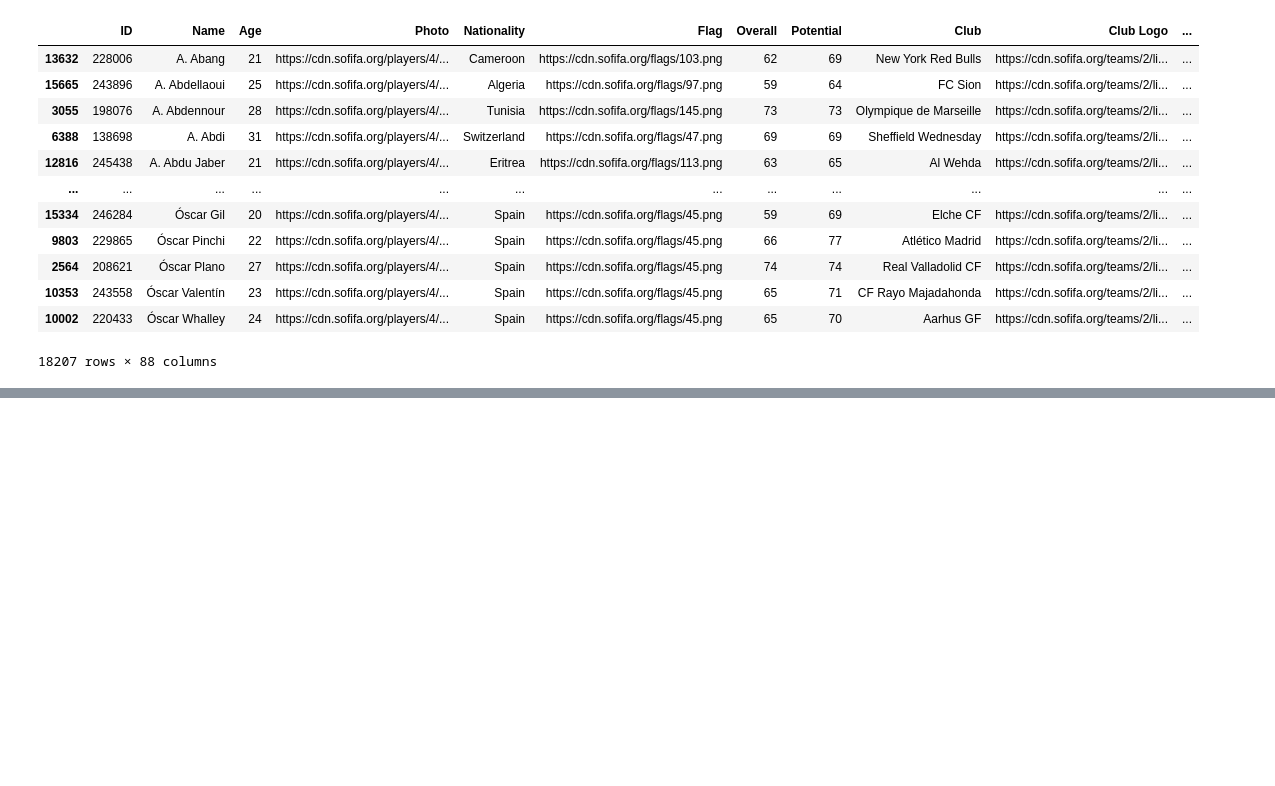
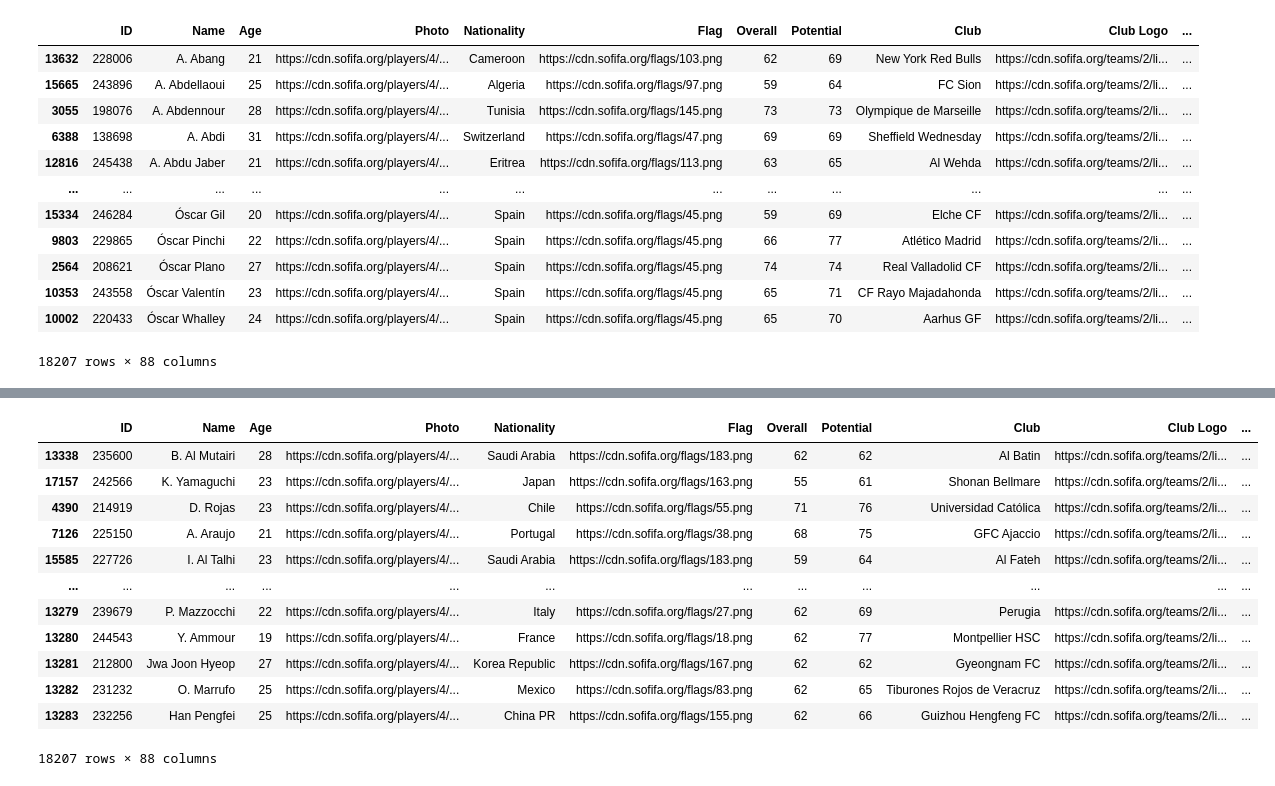
Before and after one commit to TassioSales/Panda_Do_Zero, a Jupyter notebook: Estudos_pandas.ipynb, the cells around one changed output, grey strips where cells are left out. Drawn from its saved outputs; the diff is of its cells as text; code cells hidden in the pictures; blank space fills up the shorter version.

```diff
--- a/Estudos_pandas.ipynb
+++ b/Estudos_pandas.ipynb
@@ -268,0 +249,16 @@ Note: you may need to restart the kernel to use updated packages.
+# %%
+df.sort_values('Weight')
+# %% [output]
+|  | ID | Name | Age | Photo | Nationality | Flag | Overall | Potential | Club | Club Logo | ... |
+| 13338 | 235600 | B. Al Mutairi | 28 | https://cdn.sofifa.org/players/4/... | Saudi Arabia | https://cdn.sofifa.org/flags/183.png | 62 | 62 | Al Batin | https://cdn.sofifa.org/teams/2/li... | ... |
+| 17157 | 242566 | K. Yamaguchi | 23 | https://cdn.sofifa.org/players/4/... | Japan | https://cdn.sofifa.org/flags/163.png | 55 | 61 | Shonan Bellmare | https://cdn.sofifa.org/teams/2/li... | ... |
+| 4390 | 214919 | D. Rojas | 23 | https://cdn.sofifa.org/players/4/... | Chile | https://cdn.sofifa.org/flags/55.png | 71 | 76 | Universidad Católica | https://cdn.sofifa.org/teams/2/li... | ... |
+| 7126 | 225150 | A. Araujo | 21 | https://cdn.sofifa.org/players/4/... | Portugal | https://cdn.sofifa.org/flags/38.png | 68 | 75 | GFC Ajaccio | https://cdn.sofifa.org/teams/2/li... | ... |
+| 15585 | 227726 | I. Al Talhi | 23 | https://cdn.sofifa.org/players/4/... | Saudi Arabia | https://cdn.sofifa.org/flags/183.png | 59 | 64 | Al Fateh | https://cdn.sofifa.org/teams/2/li... | ... |
+| ... | ... | ... | ... | ... | ... | ... | ... | ... | ... | ... | ... |
+| 13279 | 239679 | P. Mazzocchi | 22 | https://cdn.sofifa.org/players/4/... | Italy | https://cdn.sofifa.org/flags/27.png | 62 | 69 | Perugia | https://cdn.sofifa.org/teams/2/li... | ... |
+| 13280 | 244543 | Y. Ammour | 19 | https://cdn.sofifa.org/players/4/... | France | https://cdn.sofifa.org/flags/18.png | 62 | 77 | Montpellier HSC | https://cdn.sofifa.org/teams/2/li... | ... |
+| 13281 | 212800 | Jwa Joon Hyeop | 27 | https://cdn.sofifa.org/players/4/... | Korea Republic | https://cdn.sofifa.org/flags/167.png | 62 | 62 | Gyeongnam FC | https://cdn.sofifa.org/teams/2/li... | ... |
+| 13282 | 231232 | O. Marrufo | 25 | https://cdn.sofifa.org/players/4/... | Mexico | https://cdn.sofifa.org/flags/83.png | 62 | 65 | Tiburones Rojos de Veracruz | https://cdn.sofifa.org/teams/2/li... | ... |
+| 13283 | 232256 | Han Pengfei | 25 | https://cdn.sofifa.org/players/4/... | China PR | https://cdn.sofifa.org/flags/155.png | 62 | 66 | Guizhou Hengfeng FC | https://cdn.sofifa.org/teams/2/li... | ... |
+18207 rows × 88 columns
```
Also changed, not shown: parts of 13 cells of this notebook, 7 other files.
